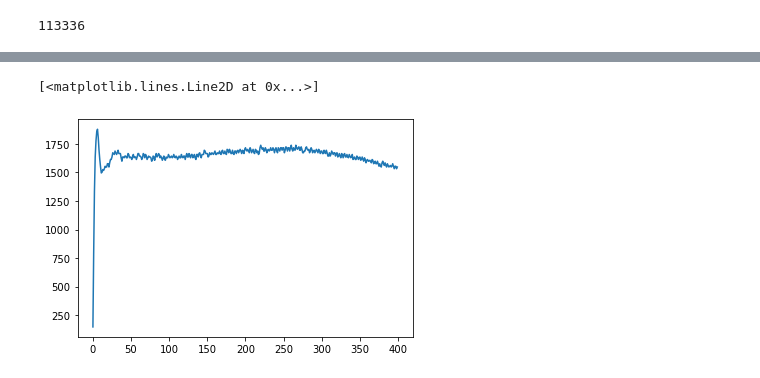
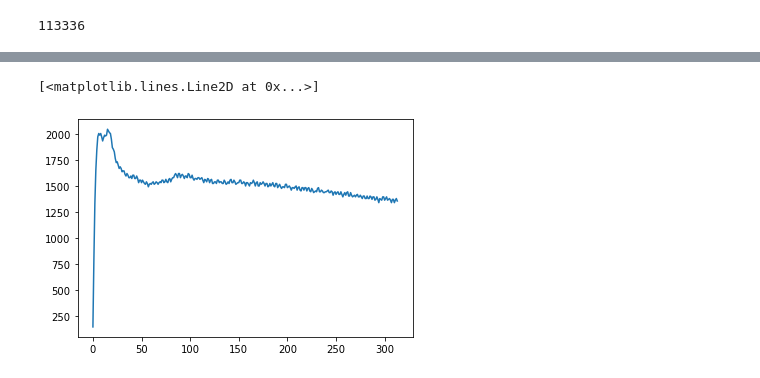
Before and after one commit to DavideMobilia/Anomaly-Detection, a Jupyter notebook: Scripts/Machine Learning.ipynb, the cells around one changed output, grey strips where cells are left out. Drawn from its saved outputs; the diff is of its cells as text; code cells hidden in the pictures.

```diff
--- a/Scripts/Machine Learning.ipynb
+++ b/Scripts/Machine Learning.ipynb
@@ -117,0 +168,2 @@ len(df_train)
+# %%
+df= pd.read_pickle("../data/with_stat_anomalies.pkl")
@@ -118,6 +176,6 @@ len(df_train)
 # %%
-curva=df.loc[('60180_0_00', '2020-02-25 17:09:03'), :].VoltageCurve
+curva=df.loc[('60166_0_00', '2020-03-12 15:46:18'), :].VoltageCurve
 plot(curva.values[0])
 # %% [output]
 [<matplotlib.lines.Line2D at 0x...>]
-[figure, old version]
+[figure, new version]
```
Also changed, not shown: parts of 21 cells of this notebook.
